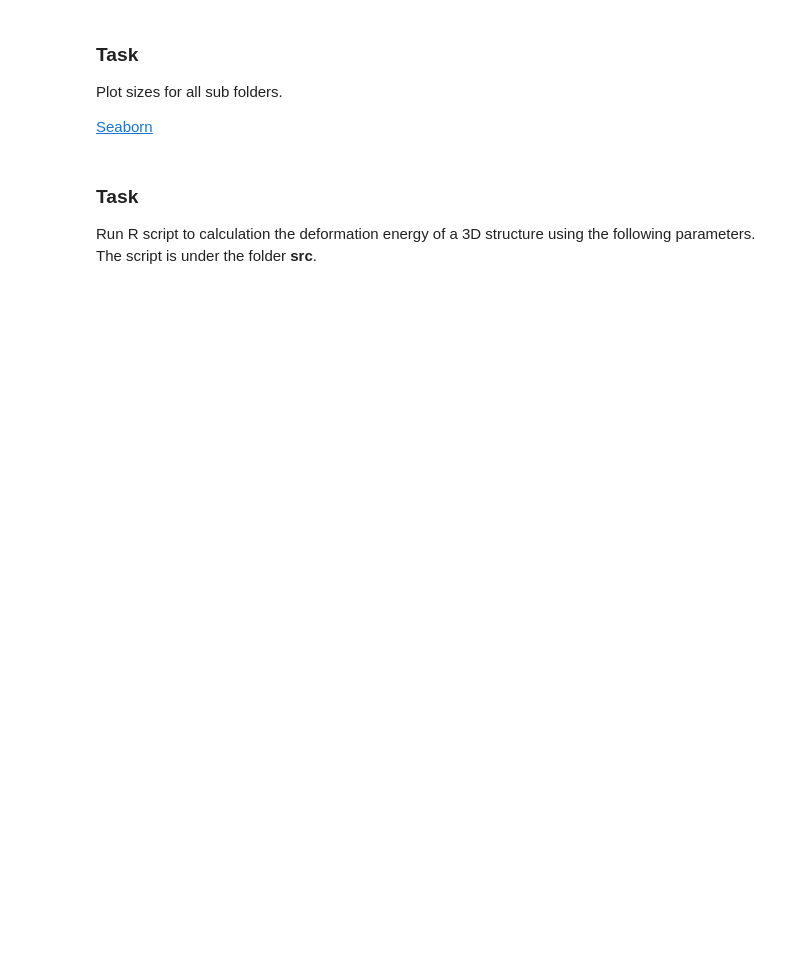
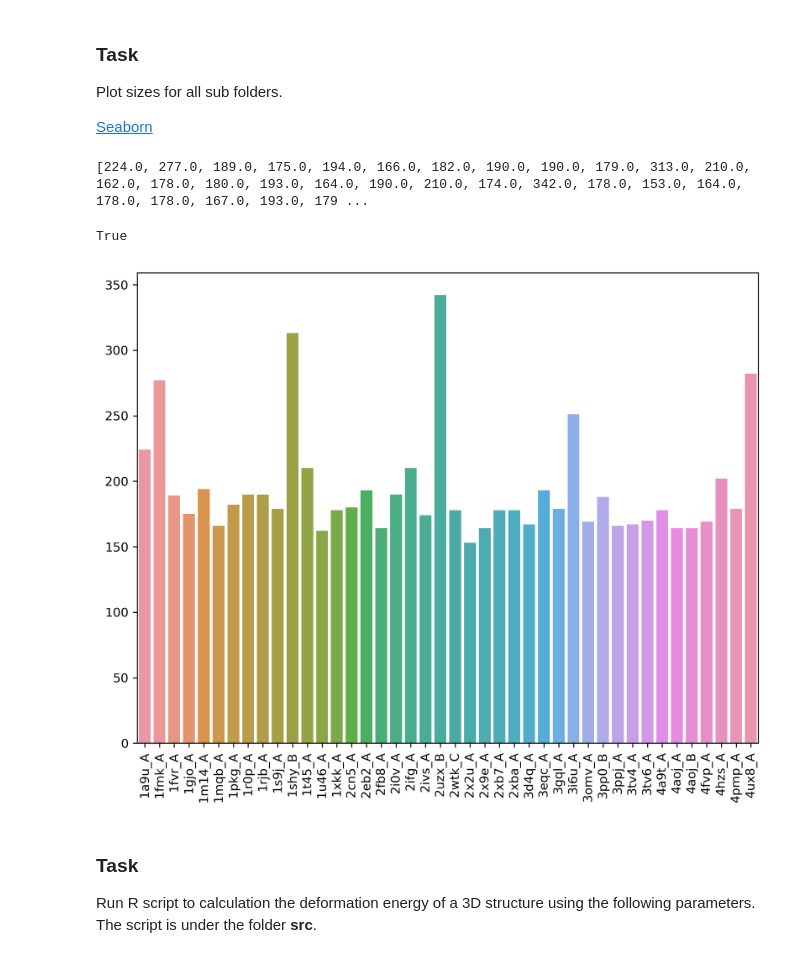
Before and after one commit to carlosmr12/resbazapp, a Jupyter notebook: organiser.ipynb, the cells around one changed output. Cells and saved outputs as stored; diff of their text form; code cells hidden in the pictures; blank space fills up the shorter version.

Commit message:
Update plot function

```diff
--- a/organiser.ipynb
+++ b/organiser.ipynb
@@ -68,30 +73,38 @@ Plot sizes for all sub folders.
 # %%
 # IMPORT PACKAGES
 import matplotlib.pyplot as plt
 import seaborn as sns
 
 
 def plot_data_size(folder):
-    # READS ORIGINAL SIZE OF THE DATA
-    output_ls = subprocess.check_output(f"ls -lh {DATA_FOLDER}", shell=True)
-    parsed_output_ls = [item.strip() for item in output_ls.decode('ascii').split('\n')]
+    # LIST ALL FOLDERS IN DATA folder
+    output_ls = subprocess.check_output(f"ls {folder}", shell=True)
+    # TRANSFORM TEXT OUTPUT FROM output_ls TO A PYTHON LIST
+    parsed_output_ls = [item.strip().decode('ascii') for item in output_ls.split()]
 
-    # GET ALL SIZES AND POPULATE WITH DICTIONARY
+    # FOR
     folder_size_dict = dict()
-    # SKIP BLANK SPACES IN FIRST AND LAST ELEMENTS
-    for entry in parsed_output_ls[1:-1]:
-        folder_name = entry.split()[-1]
-        folder_size = float(entry.split()[4][:-1])
-        folder_size_dict[folder_name] = folder_size
+    for entry in parsed_output_ls:
+        pdb_code = entry.split("_")[0]
+        chain = entry.split("_")[1]
+
+        pdb_file = os.path.join(folder,entry,f"{pdb_code}_chain_{chain}.pdb")
+        folder_size = subprocess.check_output(f"ls -lh {pdb_file}", shell=True)
+        folder_size_dict[entry] = float(folder_size.decode("ascii").split()[4][:-1])
 
     # PLOT FILE SIZES
     plt.figure(figsize=(9,7), dpi=300)
+    print(list(folder_size_dict.values()))
     sns.barplot(x=list(folder_size_dict.keys()), y=list(folder_size_dict.values()))
     # ROTATE LABELS ON AXIS X
     plt.xticks(rotation=90)
     return True
 
 plot_data_size(DATA_FOLDER)
+# %% [output]
+[224.0, 277.0, 189.0, 175.0, 194.0, 166.0, 182.0, 190.0, 190.0, 179.0, 313.0, 210.0, 162.0, 178.0, 180.0, 193.0, 164.0, 190.0, 210.0, 174.0, 342.0, 178.0, 153.0, 164.0, 178.0, 178.0, 167.0, 193.0, 179 ...
+True
+[figure, added]
 # %% [markdown]
 ### Task
 
```
Also changed, not shown: parts of 2 cells of this notebook.
